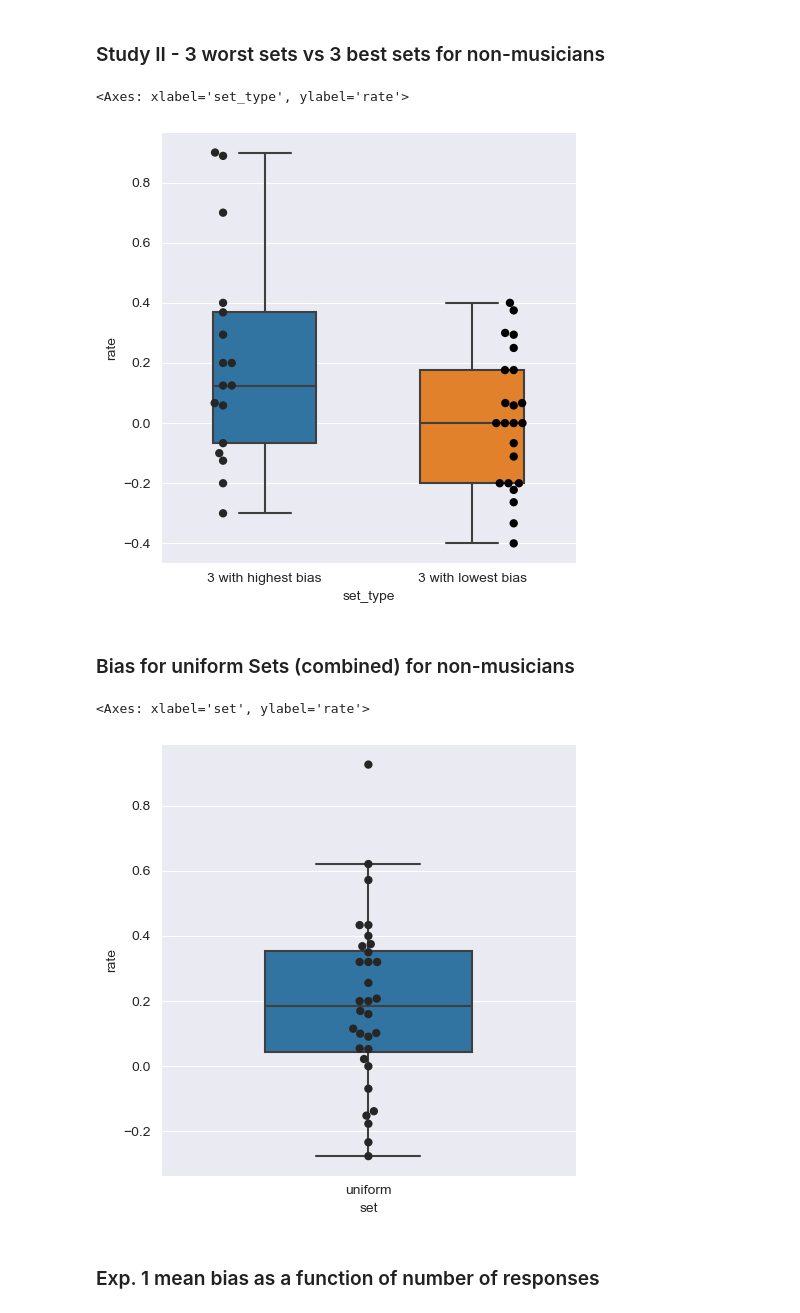
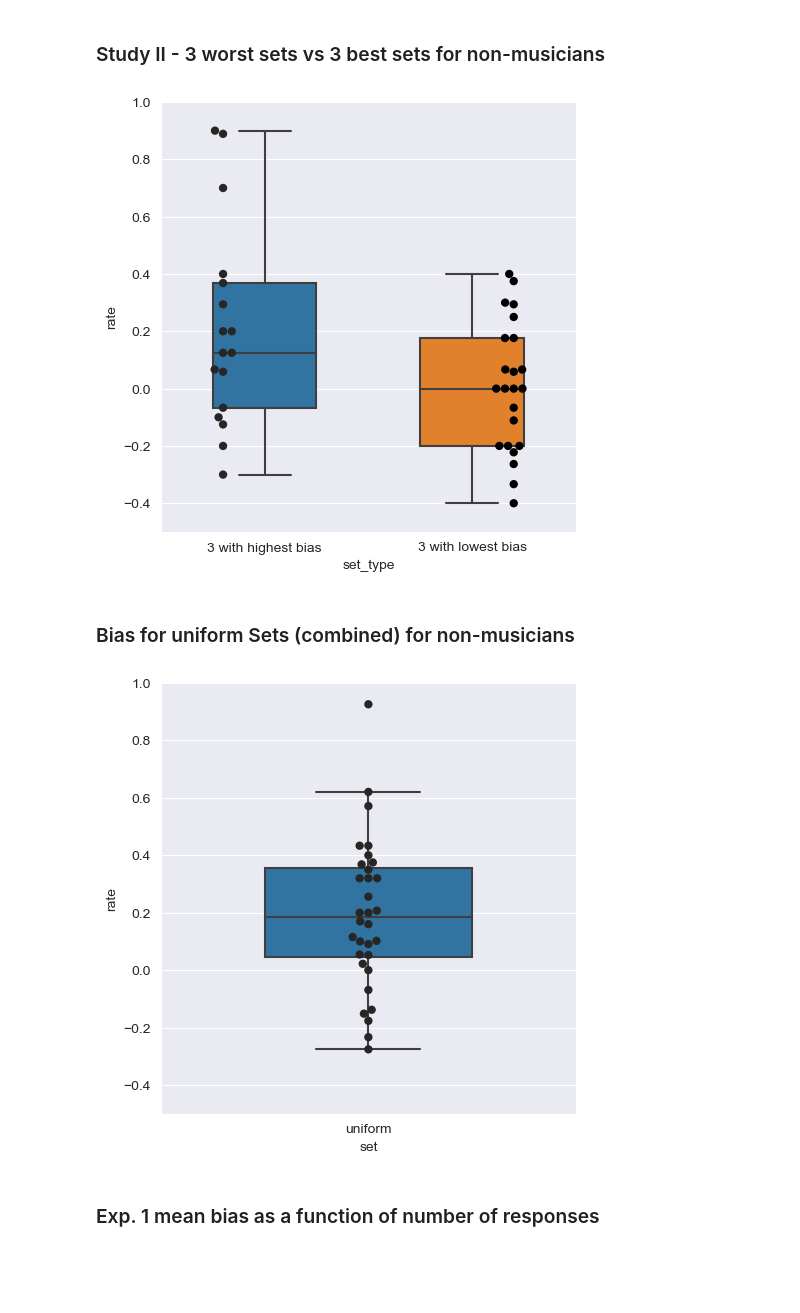
Before and after one commit to MichaelSel/set_membership_paper, a Jupyter notebook: 4. Supplementary Figures.ipynb, the cells around one changed output. Drawn from its saved outputs; the diff is of its cells as text; code cells hidden in the pictures; blank space fills up the shorter version.

```diff
--- a/4. Supplementary Figures.ipynb
+++ b/4. Supplementary Figures.ipynb
@@ -170,29 +173,40 @@ temp = temp.rename(columns={'rate shifted - rate swapped (NN)':'rate'})
 
 ax = sns.catplot(x="set_type", y="rate", data=temp, kind="box",  fliersize=0.5, width=0.5, height=5, aspect=1)
 sns.swarmplot(data=temp, x="set_type", y="rate", palette='dark:black', dodge=True, ax=ax.axes[0][0], size=6)
+
+
+# set y-axis limits
+ax.set(ylim=(-0.5, 1))
+
+# save figure
+ax.savefig(ROOT_DIR + "/Plots/StudyII_best_worst_sets.svg", format="svg", dpi=300)
 # %% [output]
-<Axes: xlabel='set_type', ylabel='rate'>
-[figure, old version]
+[figure, new version]
 # %% [markdown]
 ### Bias for uniform Sets (combined) for non-musicians
 # %%
 temp = study_uniform_GL
 
 # Remove non-musicians
 temp = temp[temp['How many years of formal musical training do you have?']=='0']
 temp = temp[temp['Do you play any instruments (with or without formal training)?']=='No']
 
 # Rename rate shifted - rate swapped (NN) to "rate"
 temp = temp.rename(columns={'rate shifted - rate swapped (NN)':'rate'})
 
 # Rename all sets to "uniform"
 temp['set'] = 'uniform'
 
 ax = sns.catplot(x="set", y="rate", data=temp, kind="box",  fliersize=0.5, width=0.5, height=5, aspect=1)
 sns.swarmplot(data=temp, x="set", y="rate", palette='dark:black', dodge=True, ax=ax.axes[0][0], size=6)
+
+# set y-axis limits
+ax.set(ylim=(-0.5, 1))
+
+# save figure
+ax.savefig(ROOT_DIR + "/Plots/StudyIII_uniform_NM.svg", format="svg", dpi=300)
 # %% [output]
-<Axes: xlabel='set', ylabel='rate'>
-[figure, old version]
+[figure, new version]
 # %% [markdown]
 ### Exp. 1 mean bias as a function of number of responses
 # %%
```
Also changed, not shown: parts of 2 cells of this notebook, 1 other file.
